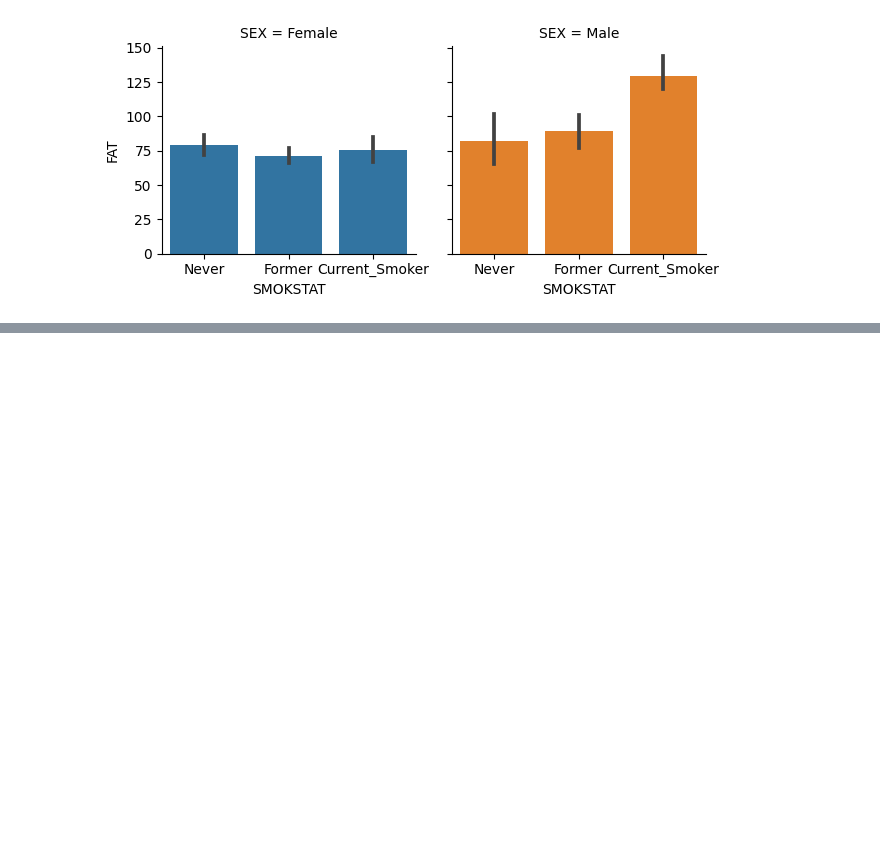
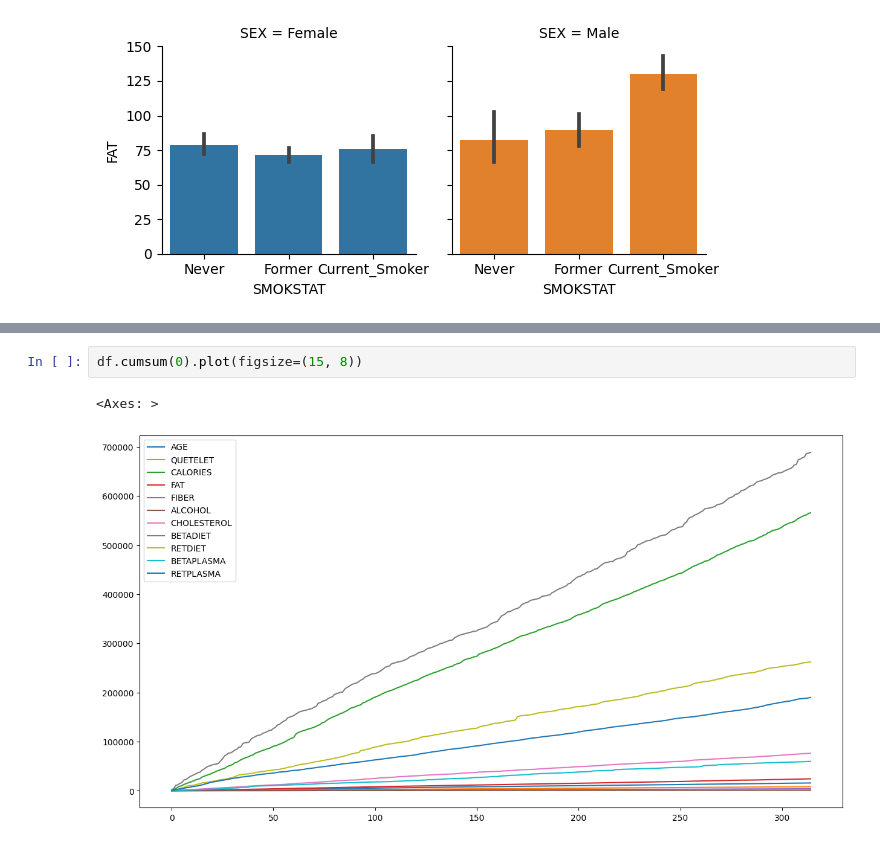
Before and after one commit to RomanD83/pbc, a Jupyter notebook: Determinants.ipynb, the cells around one changed output, grey strips where cells are left out. Drawn from its saved outputs; the diff is of its cells as text; blank space fills up the shorter version.

```diff
--- a/Determinants.ipynb
+++ b/Determinants.ipynb
@@ -139,0 +203,5 @@ g.map(sns.barplot, "SMOKSTAT", "FAT");
+# %%
+df.cumsum(0).plot(figsize=(15, 8))
+# %% [output]
+<Axes: >
+[figure, added]
```
Also changed, not shown: parts of 31 cells of this notebook.
